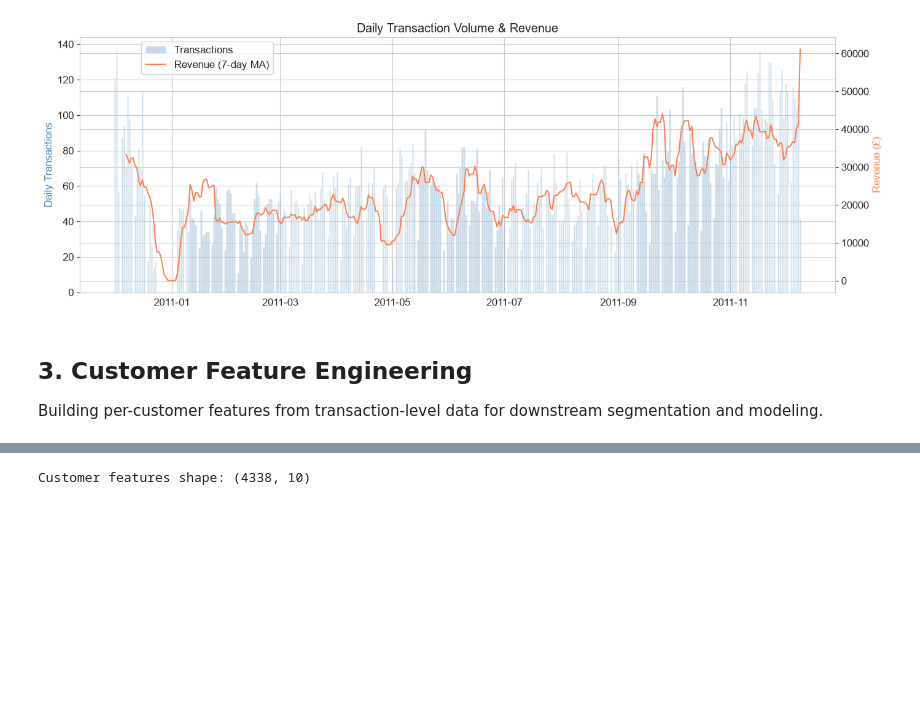
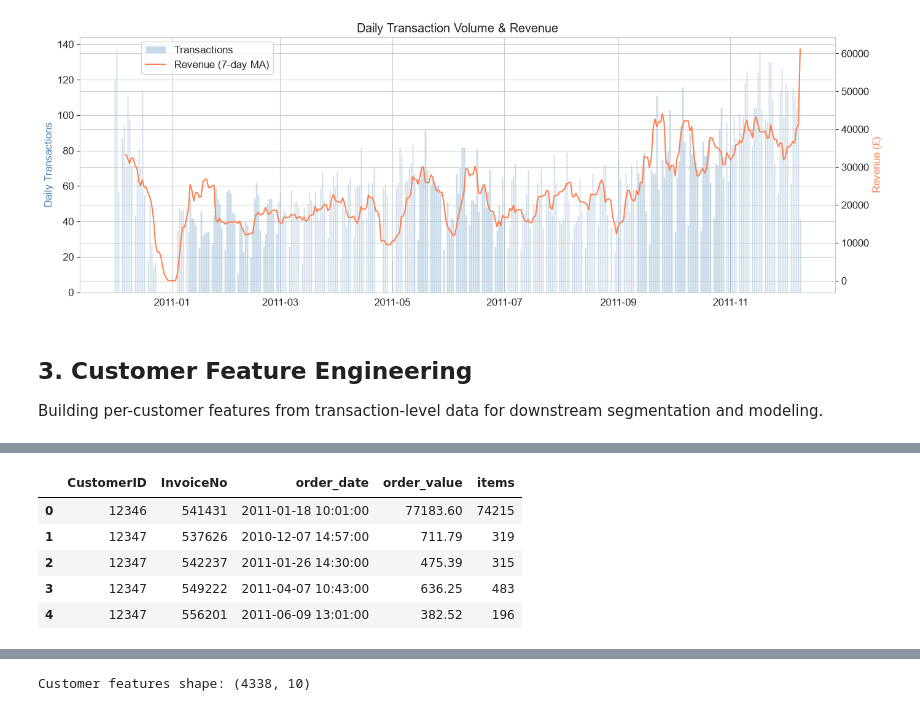
Before and after one commit to coder-d-Eyeden/Retail-Customer-Intelligence-Retention-Analytics, a Jupyter notebook: notebooks/retail_customer_analysis.ipynb, the cells around one changed output, grey strips where cells are left out. Saved outputs shown, nothing was run; the diff lists cells and outputs as text; code cells hidden in the pictures; blank space fills up the shorter version.

```diff
--- a/notebooks/retail_customer_analysis.ipynb
+++ b/notebooks/retail_customer_analysis.ipynb
@@ -231,0 +242,12 @@ Building per-customer features from transaction-level data for downstream segmen
+# %%
+# Adding recency
+# Convert date back to datetime
+clean_df["InvoiceDate"] = pd.to_datetime(clean_df["InvoiceDate"])
+
+# Invoice numbers should be identifiers, not numerical quantities
+clean_df["InvoiceNo"] = clean_df["InvoiceNo"].astype(str)
+
+# CustomerID is an identifier as well
+clean_df["CustomerID"] = clean_df["CustomerID"].astype("Int64").astype(str)
+
+clean_df.dtypes
@@ -231,0 +284,16 @@ Building per-customer features from transaction-level data for downstream segmen
+# %%
+# Order level Features
+
+orders = clean_df.groupby(["CustomerID","InvoiceNo"],as_index=False).agg(
+    order_date =("InvoiceDate",'min'),
+    order_value =("Revenue","sum"),
+    items=("Quantity",'sum')
+)
+orders.head()
+# %% [output]
+|  | CustomerID | InvoiceNo | order_date | order_value | items |
+| 0 | 12346 | 541431 | 2011-01-18 10:01:00 | 77183.60 | 74215 |
+| 1 | 12347 | 537626 | 2010-12-07 14:57:00 | 711.79 | 319 |
+| 2 | 12347 | 542237 | 2011-01-26 14:30:00 | 475.39 | 315 |
+| 3 | 12347 | 549222 | 2011-04-07 10:43:00 | 636.25 | 483 |
+| 4 | 12347 | 556201 | 2011-06-09 13:01:00 | 382.52 | 196 |
```
Also changed, not shown: parts of 11 cells of this notebook, 2 other files.
